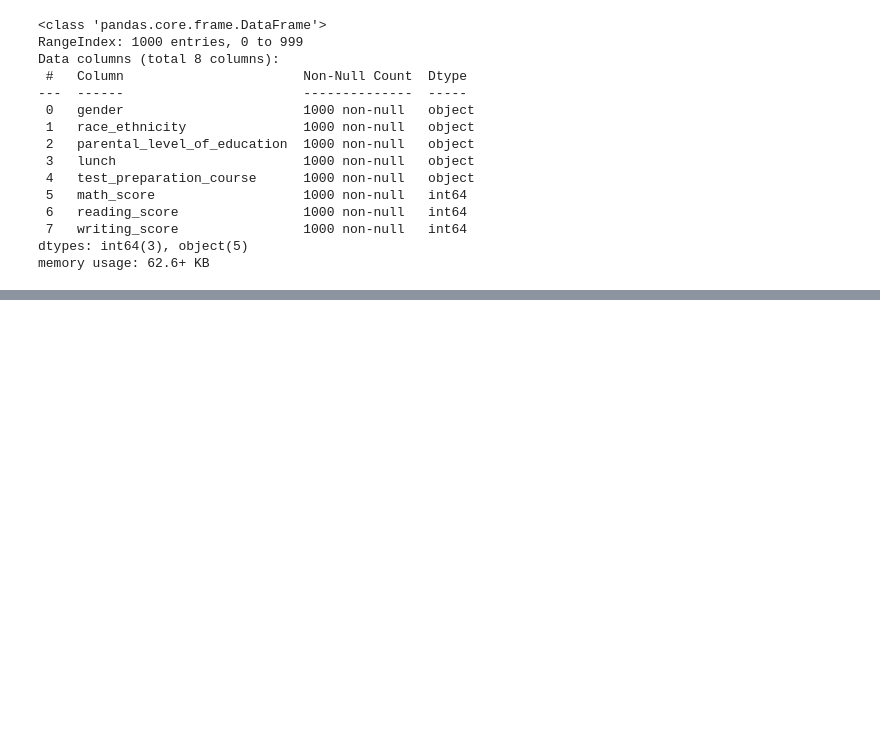
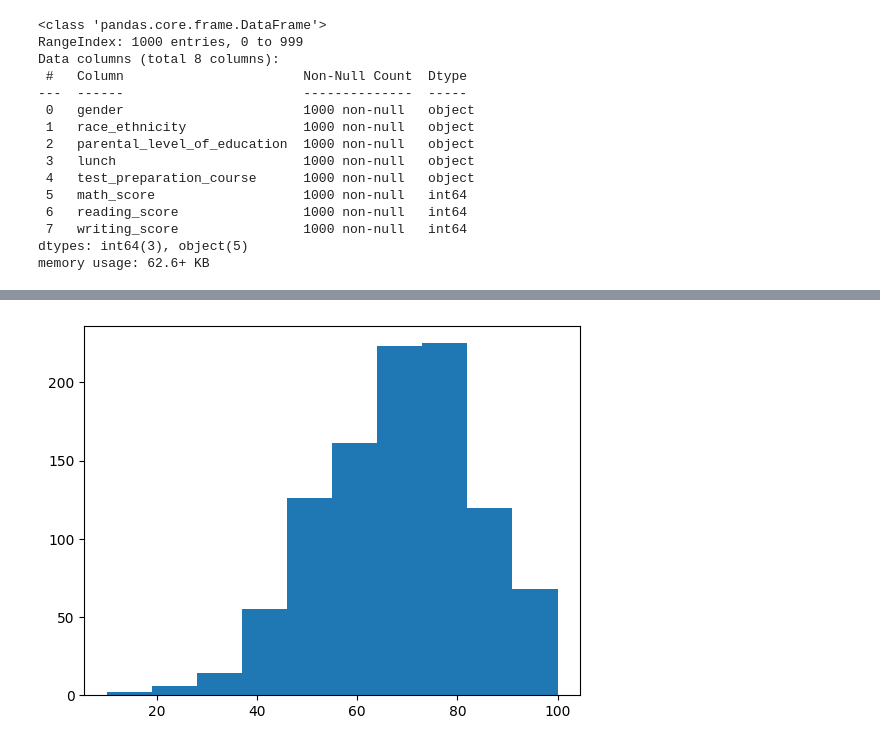
Before and after one commit to xajeel/Laptop-Price-Prediction, a Jupyter notebook: notebook/EDA.ipynb, the cells around one changed output, grey strips where cells are left out. Saved outputs shown, nothing was run; the diff lists cells and outputs as text; code cells hidden in the pictures; blank space fills up the shorter version.

```diff
--- a/notebook/EDA.ipynb
+++ b/notebook/EDA.ipynb
@@ -46,0 +110,5 @@ memory usage: 62.6+ KB
+# %%
+plt.hist(df['writing_score'])
+plt.show()
+# %% [output]
+[figure, added]
```
Also changed, not shown: parts of 10 cells of this notebook.
